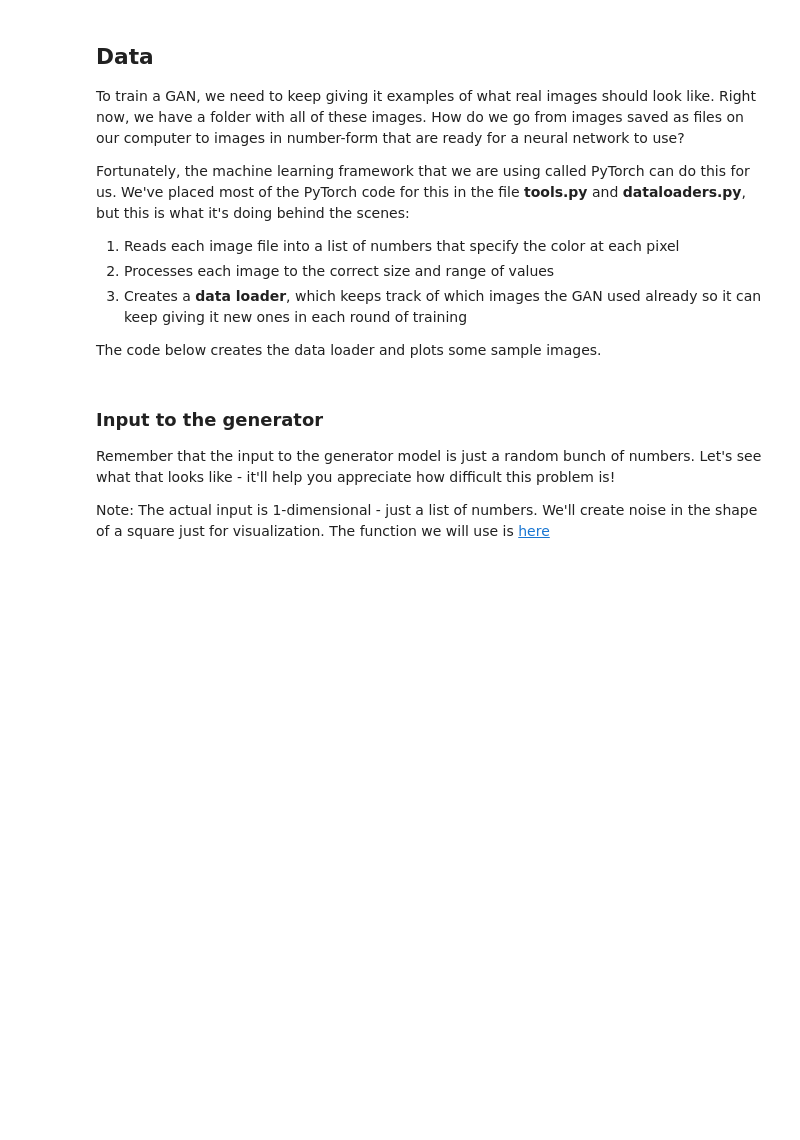
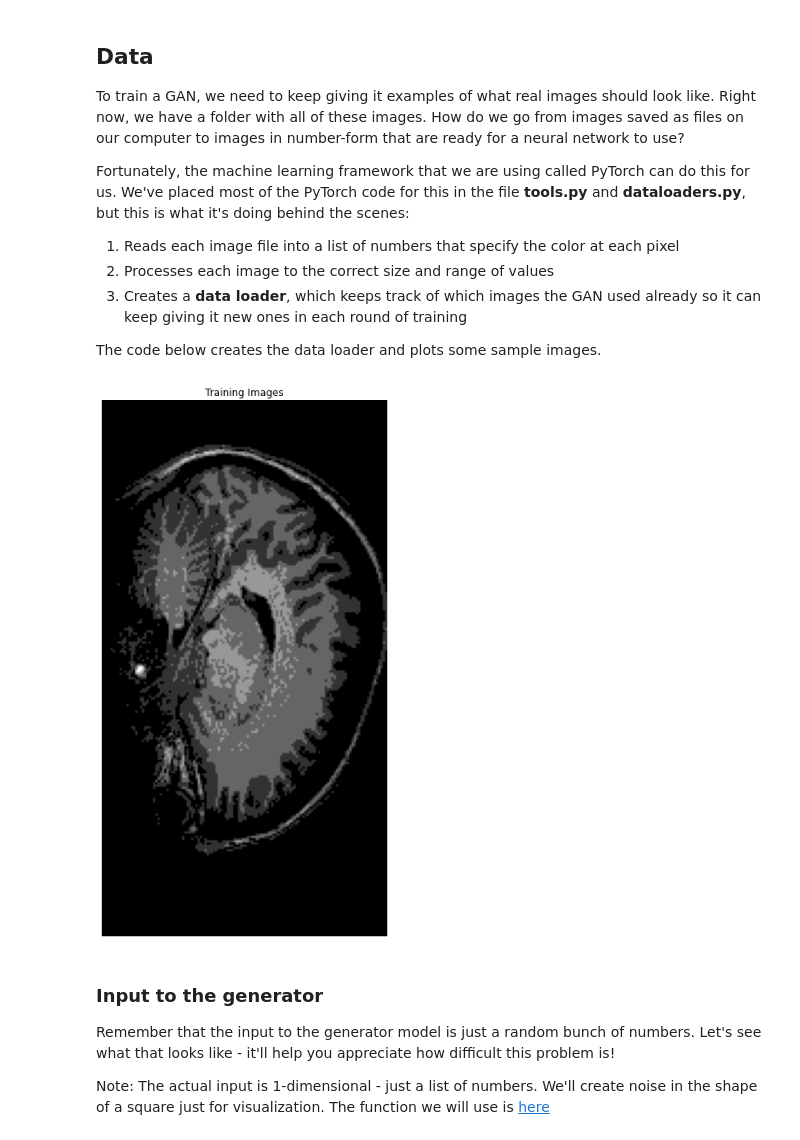
Before and after one commit to cpacker/ai4all-2022, a Jupyter notebook: 1-Completed-MRIGAN.ipynb, the cells around one changed output. Saved outputs shown, nothing was run; the diff lists cells and outputs as text; code cells hidden in the pictures; blank space fills up the shorter version.

```diff
--- a/1-Completed-MRIGAN.ipynb
+++ b/1-Completed-MRIGAN.ipynb
@@ -63,20 +59,22 @@ Fortunately, the machine learning framework that we are using called PyTorch can
 The code below creates the data loader and plots some sample images.
 # %%
 # Folder where images are stored
-dataroot = "./mri_data"
+dataroot = "./mridata"
 
 # Batch size: number of images the GAN sees in one round of training
 batch_size = 64
 
 dataloader = get_brainomics_dataloader(dataroot, batch_size)
 
 # Plot some training images
 real_batch = next(iter(dataloader))
 plt.figure(figsize=(12,12))
 plt.axis("off")
 plt.title("Training Images")
 plt.imshow(np.transpose(vutils.make_grid(real_batch[0][:64], padding=2, normalize=True).cpu(),(1,2,0)))
 plt.show()
+# %% [output]
+[figure, added]
 # %% [markdown]
 ### Input to the generator
 
```
Also changed, not shown: parts of 11 cells of this notebook, 4 other files.
